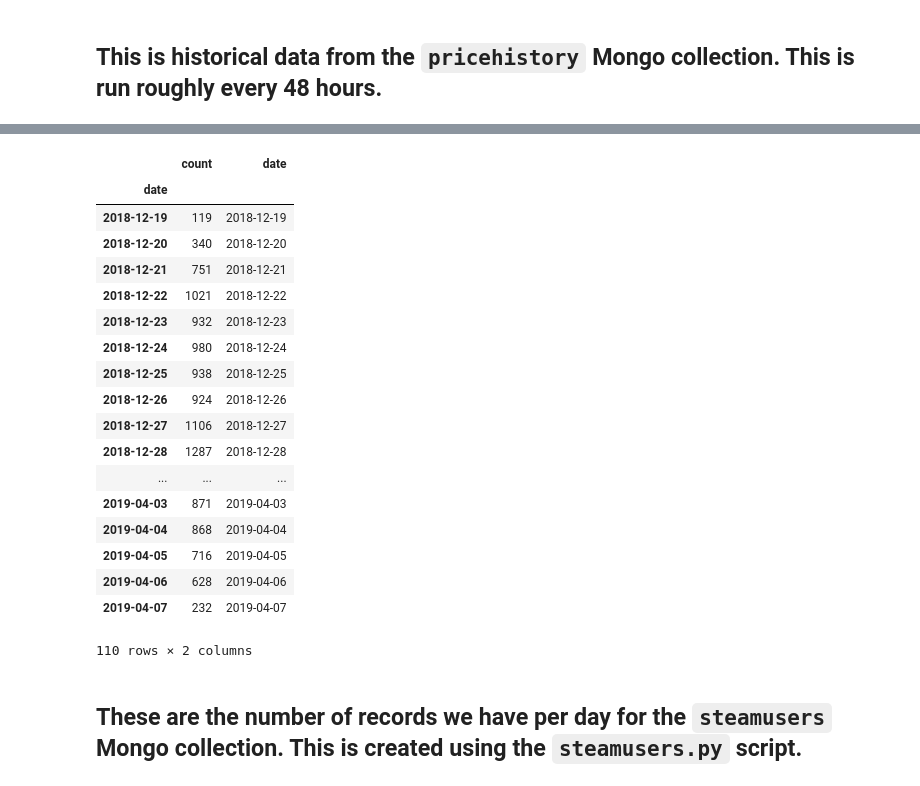
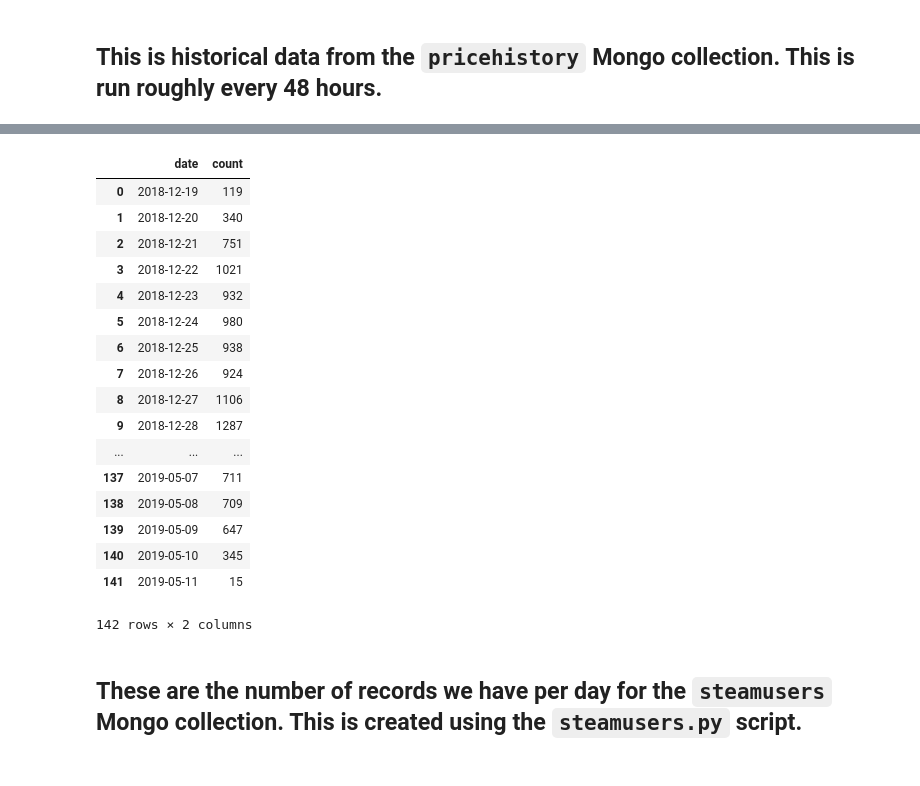
Before and after one commit to carlsonp/steam-analysis, a Jupyter notebook: notebooks/Storage_and_Status.ipynb, the cells around one changed output, grey strips where cells are left out. Saved outputs shown, nothing was run; the diff lists cells and outputs as text; code cells hidden in the pictures.

```diff
--- a/notebooks/Storage_and_Status.ipynb
+++ b/notebooks/Storage_and_Status.ipynb
@@ -151,35 +155,36 @@ fig = Figure(data=data, layout=layout)
 iplot(fig)
 # %% [output]
 [interactive output not drawn]
-# %%
-all_times_df = pd.DataFrame(list(db['steamusers'].find({}, {"date":1, '_id':False})))
-# all_times_df.head()
-# all_times_df.dtypes
-# http://pbpython.com/pandas-grouper-agg.html
-grouped_df = pd.DataFrame(all_times_df.groupby(pd.Grouper(key='date', freq='D')).size())
-grouped_df['date'] = grouped_df.index
-grouped_df.rename(columns={grouped_df.columns[0] : 'count'}, inplace=True)
-grouped_df
-# %% [output]
-|  | count | date |
-| date |  |  |
-| 2018-12-19 | 119 | 2018-12-19 |
-| 2018-12-20 | 340 | 2018-12-20 |
-| 2018-12-21 | 751 | 2018-12-21 |
-| 2018-12-22 | 1021 | 2018-12-22 |
-| 2018-12-23 | 932 | 2018-12-23 |
-| 2018-12-24 | 980 | 2018-12-24 |
-| 2018-12-25 | 938 | 2018-12-25 |
-| 2018-12-26 | 924 | 2018-12-26 |
-| 2018-12-27 | 1106 | 2018-12-27 |
-| 2018-12-28 | 1287 | 2018-12-28 |
-| ... | ... | ... |
-| 2019-04-03 | 871 | 2019-04-03 |
-| 2019-04-04 | 868 | 2019-04-04 |
-| 2019-04-05 | 716 | 2019-04-05 |
-| 2019-04-06 | 628 | 2019-04-06 |
-| 2019-04-07 | 232 | 2019-04-07 |
-110 rows × 2 columns
+# %%
+grouped_df = db['steamusers'].aggregate([
+{"$match": {}},
+{"$group":  {"_id": {"$dateToString": {"format": "%Y-%m-%d", "date": "$date"}},
+             "count" : { "$sum" : 1} } },
+{"$sort": {"_id": 1}}
+])
+
+grouped_df = pd.DataFrame(list(grouped_df))
+grouped_df.rename(columns={grouped_df.columns[0] : 'date'}, inplace=True)
+grouped_df
+# %% [output]
+|  | date | count |
+| 0 | 2018-12-19 | 119 |
+| 1 | 2018-12-20 | 340 |
+| 2 | 2018-12-21 | 751 |
+| 3 | 2018-12-22 | 1021 |
+| 4 | 2018-12-23 | 932 |
+| 5 | 2018-12-24 | 980 |
+| 6 | 2018-12-25 | 938 |
+| 7 | 2018-12-26 | 924 |
+| 8 | 2018-12-27 | 1106 |
+| 9 | 2018-12-28 | 1287 |
+| ... | ... | ... |
+| 137 | 2019-05-07 | 711 |
+| 138 | 2019-05-08 | 709 |
+| 139 | 2019-05-09 | 647 |
+| 140 | 2019-05-10 | 345 |
+| 141 | 2019-05-11 | 15 |
+142 rows × 2 columns
 # %% [markdown]
 ## These are the number of records we have per day for the `steamusers` Mongo collection.  This is created using the `steamusers.py` script.
 # %%
```
Also changed, not shown: parts of 7 cells of this notebook.
